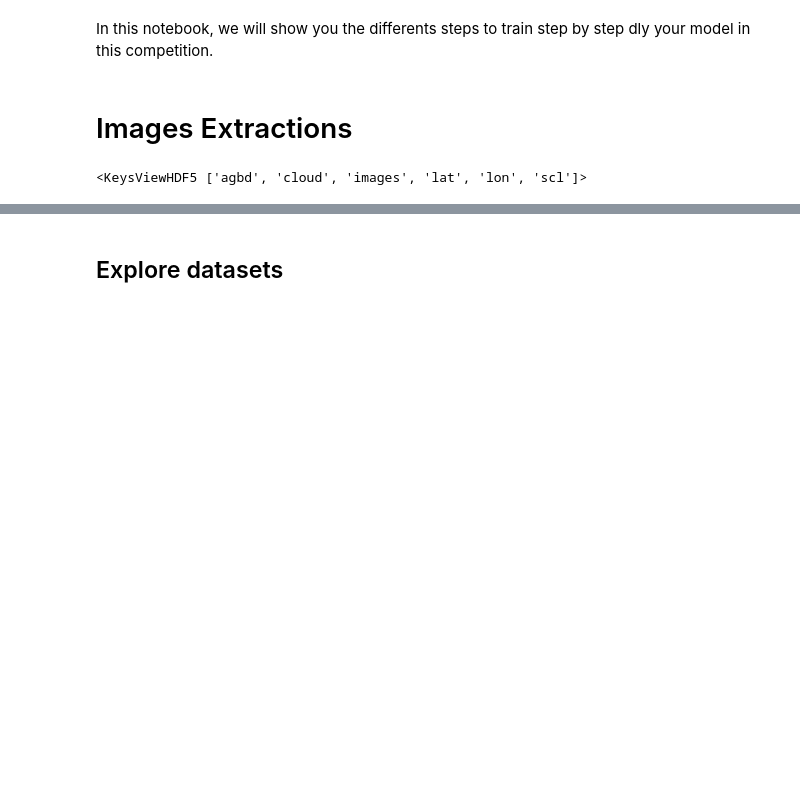
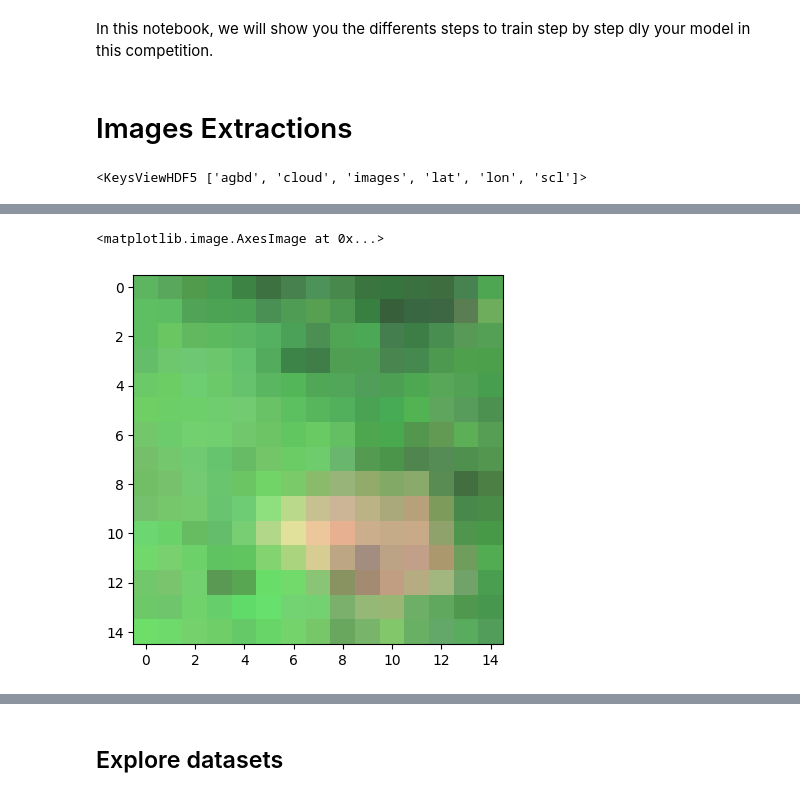
Before and after one commit to heath3rq/ML_Machine-Learning-Biomass-Density-Estimation, a Jupyter notebook: GIZ_Biomass_Starter_Notebook.ipynb, the cells around one changed output, grey strips where cells are left out. Drawn from its saved outputs; the diff is of its cells as text; code cells hidden in the pictures; blank space fills up the shorter version.

```diff
--- a/GIZ_Biomass_Starter_Notebook.ipynb
+++ b/GIZ_Biomass_Starter_Notebook.ipynb
@@ -24,0 +47,5 @@ trainset.keys()
+# %%
+plt.imshow(np.array(trainset['images'])[0, :, :, [3, 2, 1]].T / 1_000)
+# %% [output]
+<matplotlib.image.AxesImage at 0x...>
+[figure, added]
```
Also changed, not shown: parts of 20 cells of this notebook.
